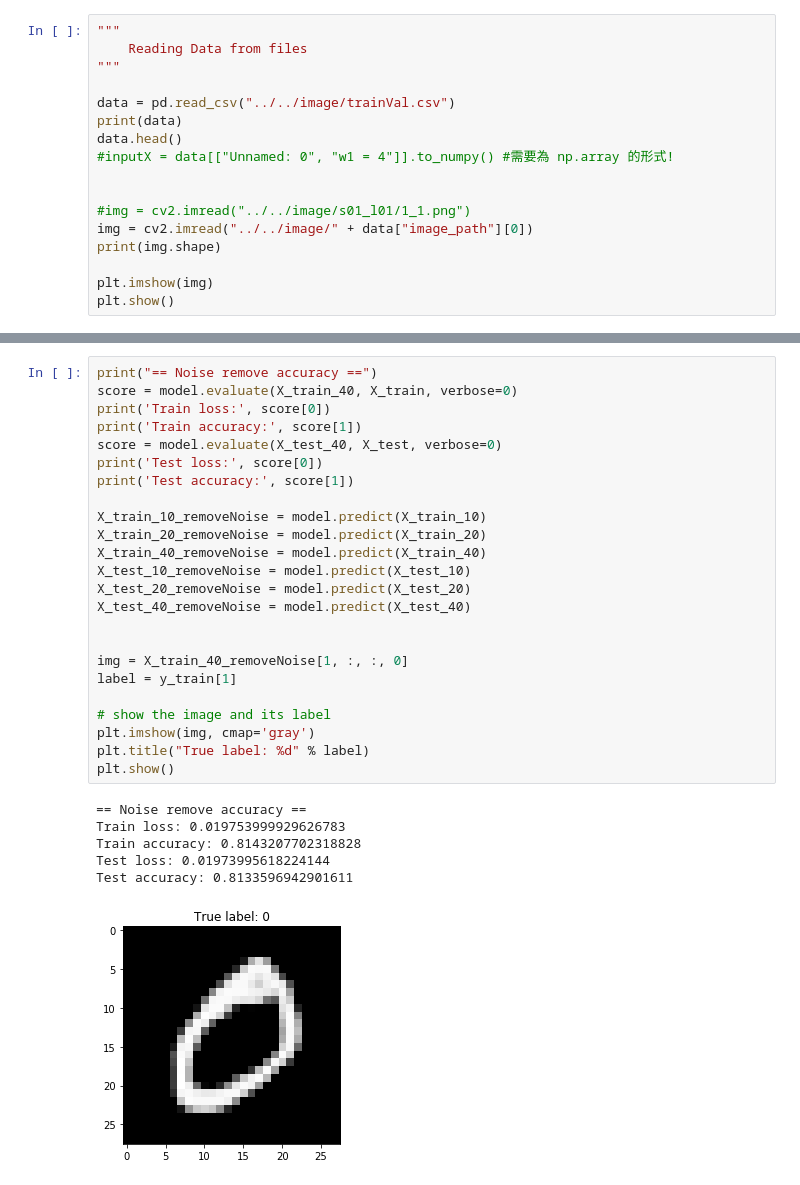
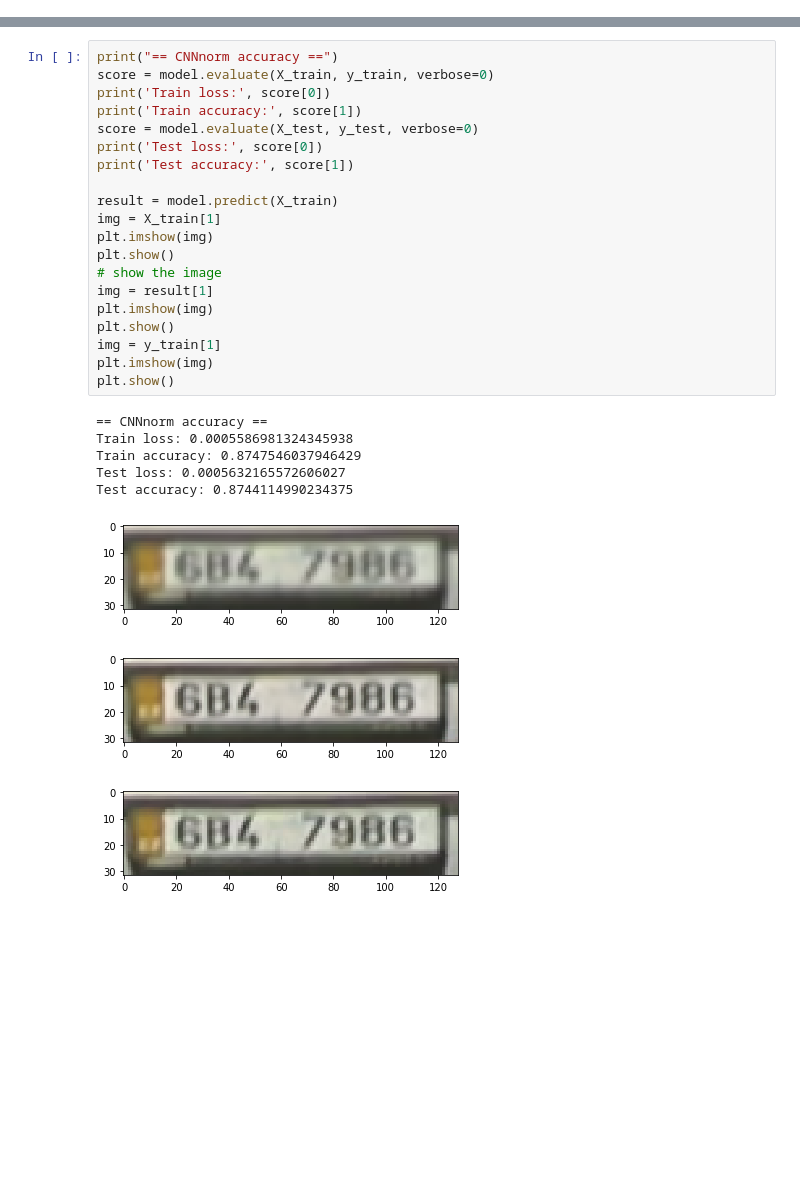
Before and after one commit to tomsan61065/DL, a Jupyter notebook: final/final.ipynb, the cells around one changed output, grey strips where cells are left out. Cells and saved outputs as stored; diff of their text form; blank space fills up the shorter version.

```diff
--- a/final/final.ipynb
+++ b/final/final.ipynb
@@ -38,20 +49,3 @@ incarnation: 5696370153078850845
 physical_device_desc: "device: 0, name: GeForce GTX 1070, pci bus id: 0000:01:00.0, compute capability: 6.1"
 ]
 ['/job:localhost/replica:0/task:0/device:GPU:0']
-# %%
-"""
-    Reading Data from files
-"""
-
-data = pd.read_csv("../../image/trainVal.csv")
-print(data)
-data.head()
-#inputX = data[["Unnamed: 0", "w1 = 4"]].to_numpy() #需要為 np.array 的形式!
-
-
-#img = cv2.imread("../../image/s01_l01/1_1.png")
-img = cv2.imread("../../image/" + data["image_path"][0])
-print(img.shape)
-
-plt.imshow(img)
-plt.show()
@@ -177,31 +401,29 @@ Epoch 2/2
 # %%
-print("== Noise remove accuracy ==")
-score = model.evaluate(X_train_40, X_train, verbose=0)
+print("== CNNnorm accuracy ==")
+score = model.evaluate(X_train, y_train, verbose=0)
 print('Train loss:', score[0])
 print('Train accuracy:', score[1])
-score = model.evaluate(X_test_40, X_test, verbose=0)
+score = model.evaluate(X_test, y_test, verbose=0)
 print('Test loss:', score[0])
 print('Test accuracy:', score[1])
 
-X_train_10_removeNoise = model.predict(X_train_10)
-X_train_20_removeNoise = model.predict(X_train_20)
-X_train_40_removeNoise = model.predict(X_train_40)
-X_test_10_removeNoise = model.predict(X_test_10)
-X_test_20_removeNoise = model.predict(X_test_20)
-X_test_40_removeNoise = model.predict(X_test_40)
-
-
-img = X_train_40_removeNoise[1, :, :, 0]
-label = y_train[1]
-
-# show the image and its label
-plt.imshow(img, cmap='gray')
-plt.title("True label: %d" % label)
+result = model.predict(X_train)
+img = X_train[1]
+plt.imshow(img)
 plt.show()
+# show the image
+img = result[1]
+plt.imshow(img)
+plt.show()
+img = y_train[1]
+plt.imshow(img)
+plt.show()
 # %% [output]
-== Noise remove accuracy ==
-Train loss: 0.019753999929626783
-Train accuracy: 0.8143207702318828
-Test loss: 0.01973995618224144
-Test accuracy: 0.8133596942901611
+== CNNnorm accuracy ==
+Train loss: 0.0005586981324345938
+Train accuracy: 0.8747546037946429
+Test loss: 0.0005632165572606027
+Test accuracy: 0.8744114990234375
-[figure, old version]
+[figure, new version]
+[figure, added]
+[figure, added]
```
Also changed, not shown: parts of 19 cells of this notebook, 9 other files.
